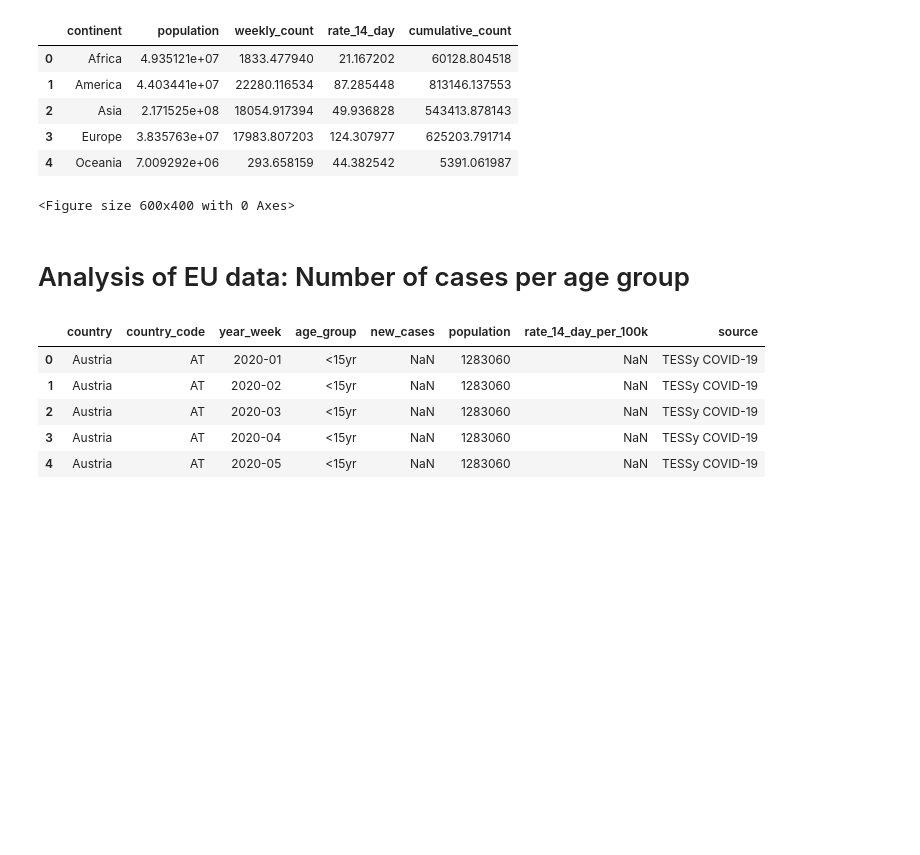
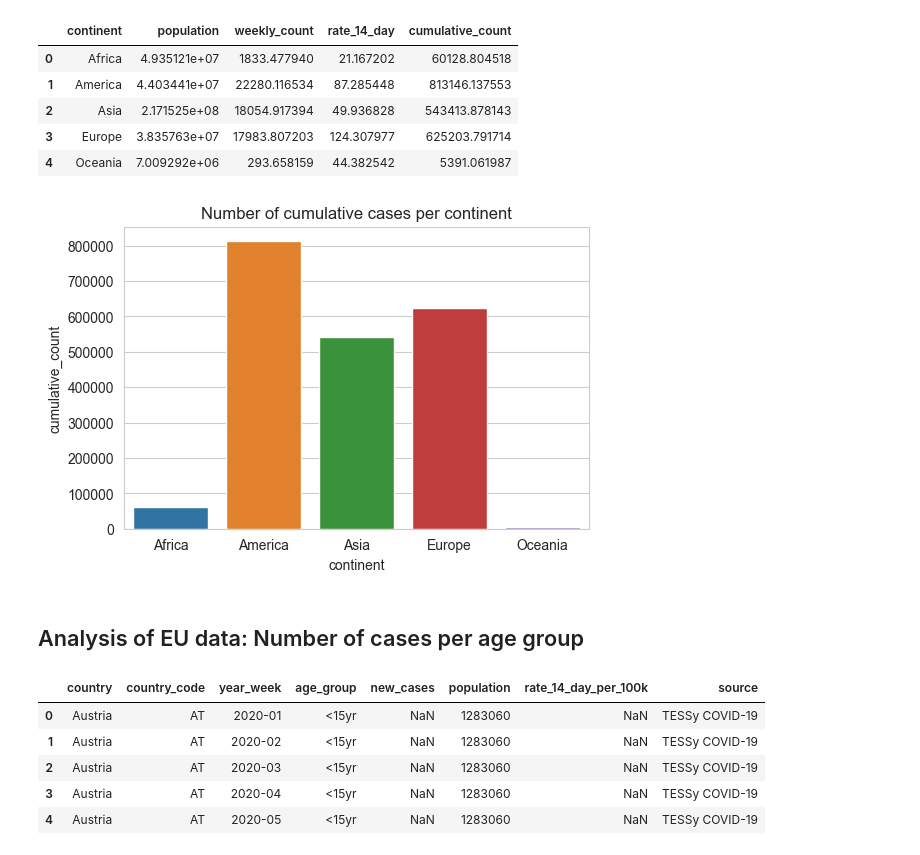
Before and after one commit to AmalDerbali/Databehandling_AmalDerbali, a Jupyter notebook: Lab/Covid_labb.ipynb, the cells around one changed output. Saved outputs shown, nothing was run; the diff lists cells and outputs as text; code cells hidden in the pictures; blank space fills up the shorter version.

```diff
--- a/Lab/Covid_labb.ipynb
+++ b/Lab/Covid_labb.ipynb
@@ -635,15 +638,12 @@ world_cont
 | 4 | Oceania | 7.009292e+06 | 293.658159 | 44.382542 | 5391.061987 |
 # %%
 plt.figure(dpi=100)
-fig = px.bar(world_cont, x="continent", y="cumulative_count", color= "continent",
-                 labels={"continent": "Continent", "cumulative_count": "Number of cumulative cases"},
-                 title="Number of cumulative cases per continent")
-
-fig.show()
+fig = sns.barplot(data=world_cont, x="continent", y="cumulative_count").set(title="Number of cumulative cases per continent")
+plt.savefig("visualiseringar/Uppgift4_Cumulative cases per continent.png")
 # %% [output]
-<Figure size 600x400 with 0 Axes>
+[figure, added]
 # %% [markdown]
-# Analysis of EU data: Number of cases per age group
+## Analysis of EU data: Number of cases per age group
 # %%
 EU_data = pd.read_excel("data/Uppgift_4_EU_data.xlsx", sheet_name="Sheet1")
 EU_data.head()
```
Also changed, not shown: parts of 13 cells of this notebook.
